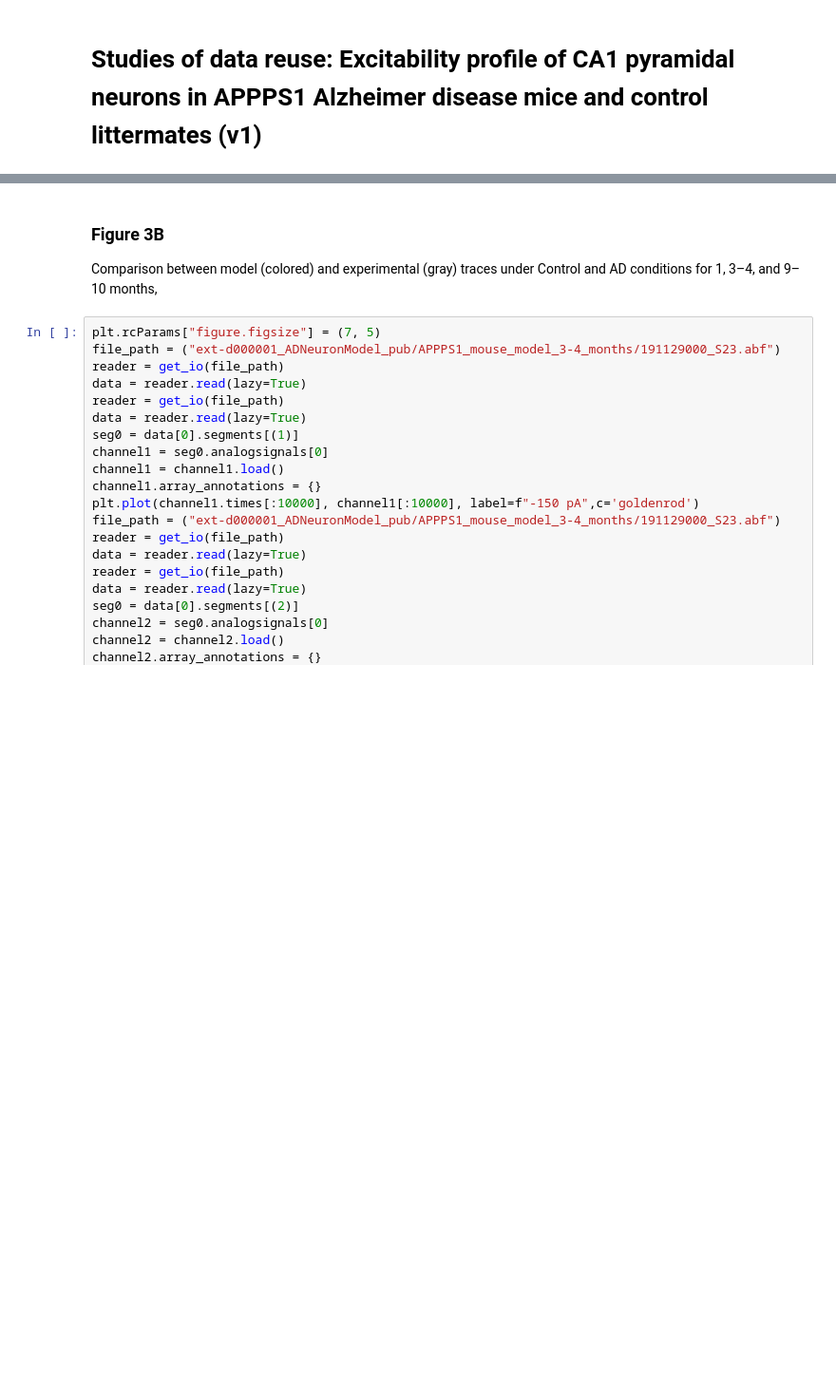
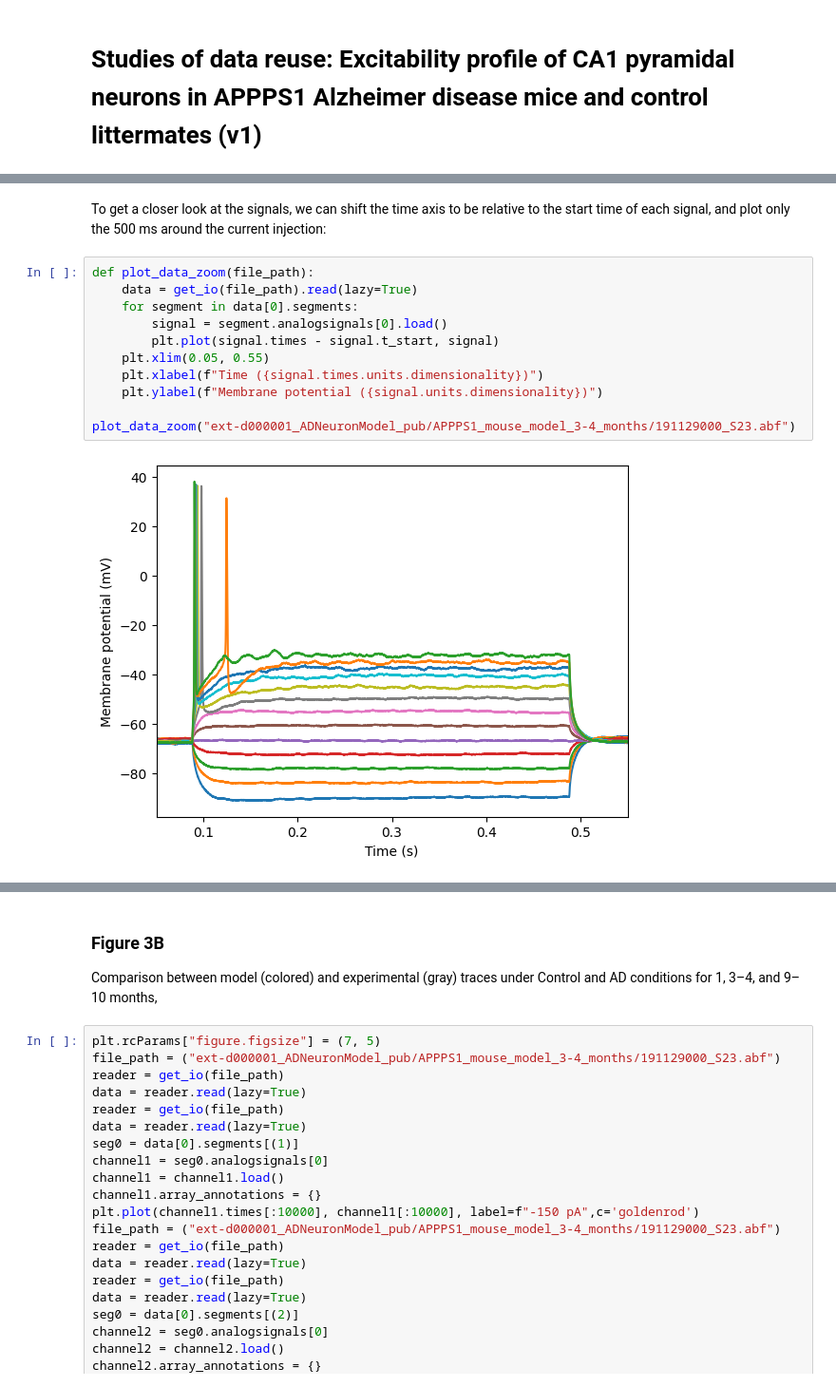
Before and after one commit to NeuroPSI-Neuroinformatics/case-studies-for-data-reuse, a Jupyter notebook: 10.25493-YJFW-HPY/Marie.ipynb, the cells around one changed output, grey strips where cells are left out. Shown at 95% size. Cells and saved outputs as stored; diff of their text form; blank space fills up the shorter version.

```diff
--- a/10.25493-YJFW-HPY/Marie.ipynb
+++ b/10.25493-YJFW-HPY/Marie.ipynb
@@ -146 +96,16 @@ while n<13:
+# %% [markdown]
+To get a closer look at the signals, we can shift the time axis to be relative to the start time of each signal, and plot only the 500 ms around the current injection:
+# %%
+def plot_data_zoom(file_path):
+    data = get_io(file_path).read(lazy=True)
+    for segment in data[0].segments:
+        signal = segment.analogsignals[0].load()
+        plt.plot(signal.times - signal.t_start, signal)
+    plt.xlim(0.05, 0.55)
+    plt.xlabel(f"Time ({signal.times.units.dimensionality})")
+    plt.ylabel(f"Membrane potential ({signal.units.dimensionality})")
+
+plot_data_zoom("ext-d000001_ADNeuronModel_pub/APPPS1_mouse_model_3-4_months/191129000_S23.abf")
+# %% [output]
+[figure, added]
 # %% [markdown]
```
Also changed, not shown: parts of 26 cells of this notebook, 7 other files.
